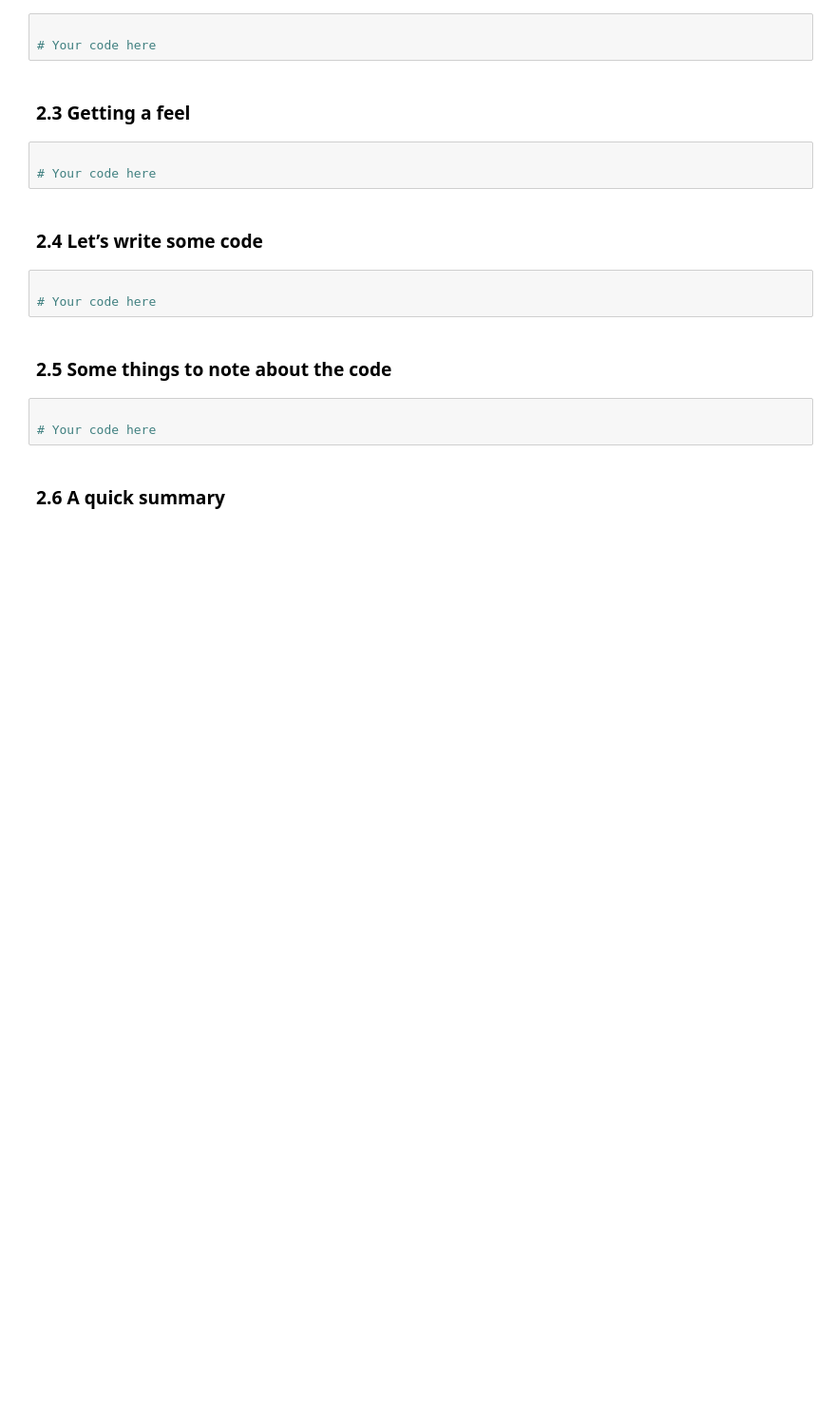
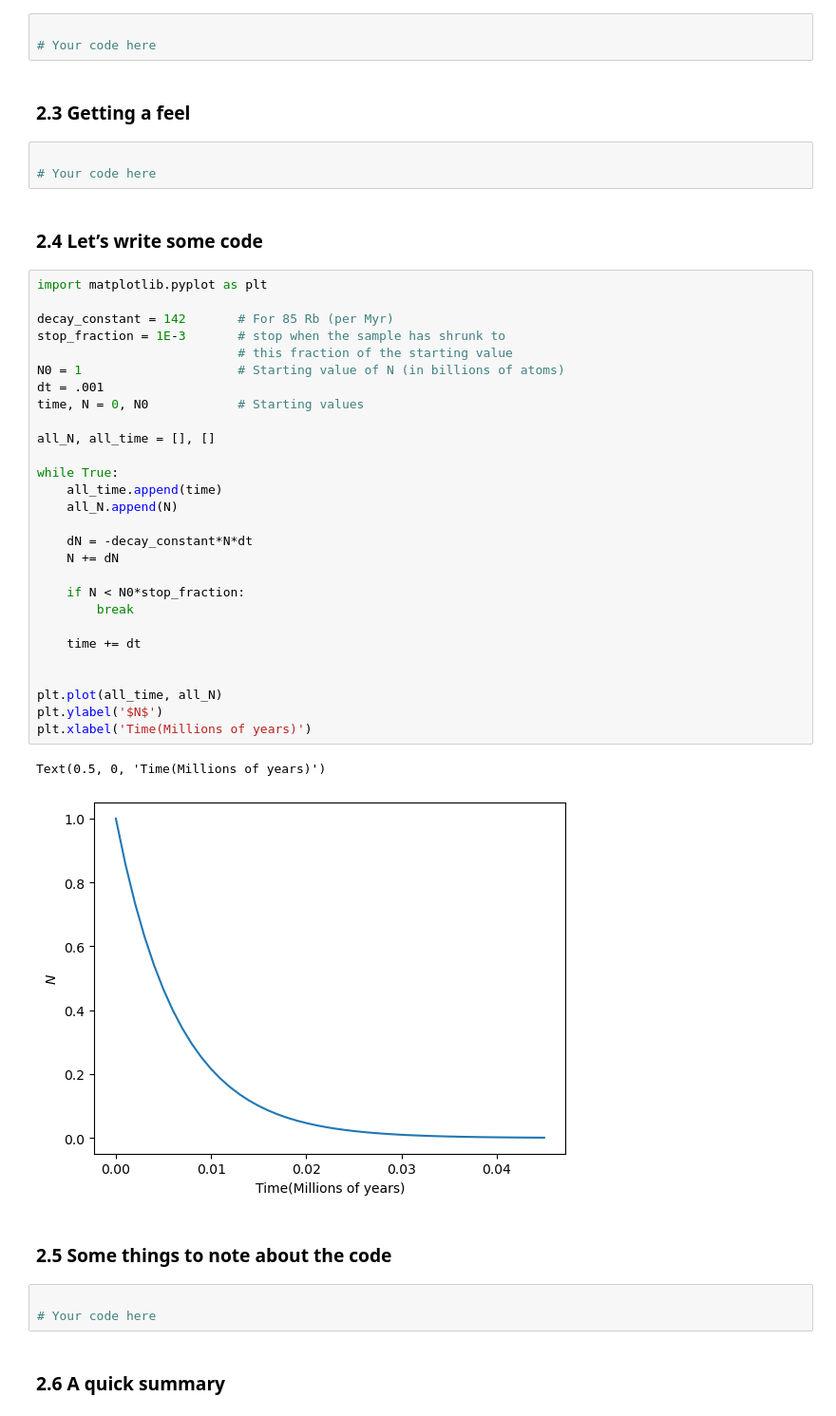
Before and after one commit to SPS-SP2273/learning-portfolio-russell-ykh, a Jupyter notebook: numerical solutions/numerical_solutions_(need).ipynb, the cells around one changed output. Shown: that part at 95% size. Cells and saved outputs as stored; diff of their text form; blank space fills up the shorter version.

```diff
--- a/numerical solutions/numerical_solutions_(need).ipynb
+++ b/numerical solutions/numerical_solutions_(need).ipynb
@@ -193,8 +193,36 @@ plt.hlines(bucket_capacity, 0, max_time, colors='grey', ls='dashed')
 # %% [markdown]
 ### 2.4 Let’s write some code
 # %%
+import matplotlib.pyplot as plt
 
-# Your code here
+decay_constant = 142       # For 85 Rb (per Myr)
+stop_fraction = 1E-3       # stop when the sample has shrunk to
+                           # this fraction of the starting value
+N0 = 1                     # Starting value of N (in billions of atoms)
+dt = .001
+time, N = 0, N0            # Starting values
+
+all_N, all_time = [], []
+
+while True:
+    all_time.append(time)
+    all_N.append(N)
+
+    dN = -decay_constant*N*dt
+    N += dN
+
+    if N < N0*stop_fraction:
+        break
+
+    time += dt
+
+
+plt.plot(all_time, all_N)
+plt.ylabel('$N$')
+plt.xlabel('Time(Millions of years)')
+# %% [output]
+Text(0.5, 0, 'Time(Millions of years)')
+[figure, added]
 # %% [markdown]
 ### 2.5 Some things to note about the code
 # %%
```
Also changed, not shown: parts of 1 cell of this notebook.
